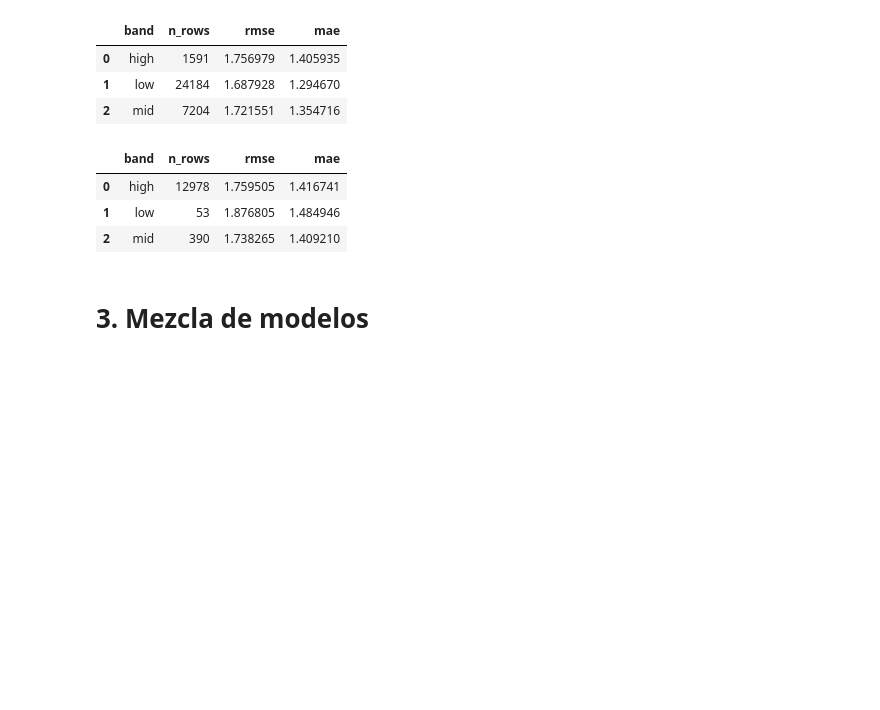
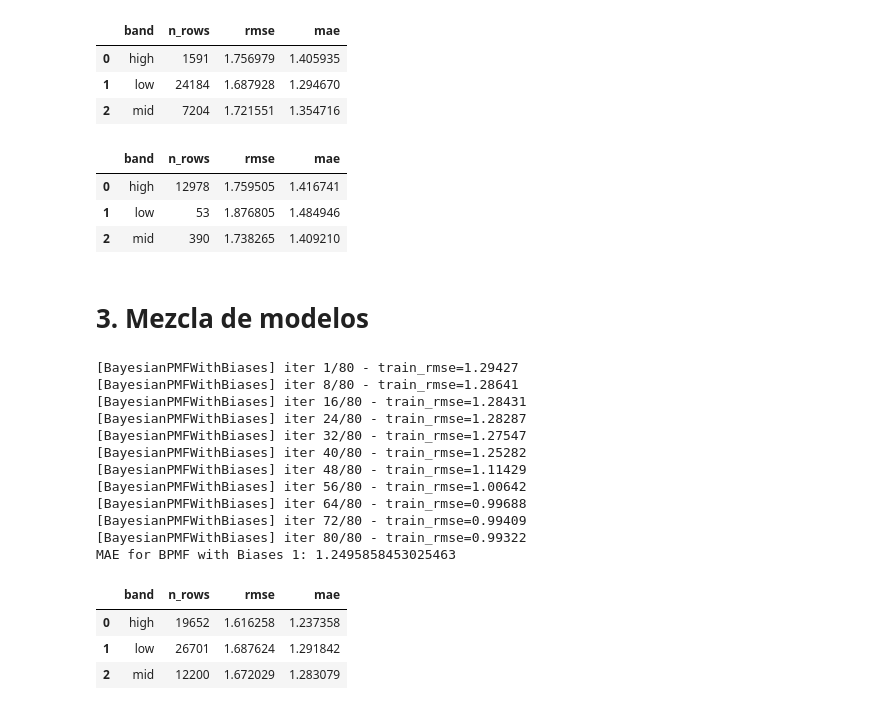
Before and after one commit to Mariogarber/recomendation-system, a Jupyter notebook: colaborative-filtering/recomendation-system.ipynb, the cells around one changed output. Cells and saved outputs as stored; diff of their text form; code cells hidden in the pictures; blank space fills up the shorter version.

```diff
--- a/colaborative-filtering/recomendation-system.ipynb
+++ b/colaborative-filtering/recomendation-system.ipynb
@@ -1198,12 +1198,29 @@ evaluator.evaluate(ensemble, test_high_freq_data)
 # %% [markdown]
 # 3. Mezcla de modelos
 # %%
-bpmf_with_biases_1 = BayesianPMFWithBiases(n_factors=10, n_iters=50, burn_in=20, verbose=True, rating_std=0.8, user_bias_std=0.5, item_bias_std=0.5)
+bpmf_with_biases_1 = BayesianPMFWithBiases(n_factors=10, n_iters=80, burn_in=20, verbose=True, rating_std=0.8, user_bias_std=0.5, item_bias_std=0.5)
 
 bpmf_with_biases_1.fit(train_data)
 bpmf_with_biases_1_predictions = bpmf_with_biases_1.predict_df(test_data, round_predictions=True)
 mae_bpmf_with_biases_1 = np.mean(np.abs(bpmf_with_biases_1_predictions['prediction'] - test_data['rating']))
 print(f'MAE for BPMF with Biases 1: {mae_bpmf_with_biases_1}')
 
 evaluator.evaluate(bpmf_with_biases_1, test_data)
+# %% [output]
+[BayesianPMFWithBiases] iter 1/80 - train_rmse=1.29427
+[BayesianPMFWithBiases] iter 8/80 - train_rmse=1.28641
+[BayesianPMFWithBiases] iter 16/80 - train_rmse=1.28431
+[BayesianPMFWithBiases] iter 24/80 - train_rmse=1.28287
+[BayesianPMFWithBiases] iter 32/80 - train_rmse=1.27547
+[BayesianPMFWithBiases] iter 40/80 - train_rmse=1.25282
+[BayesianPMFWithBiases] iter 48/80 - train_rmse=1.11429
+[BayesianPMFWithBiases] iter 56/80 - train_rmse=1.00642
+[BayesianPMFWithBiases] iter 64/80 - train_rmse=0.99688
+[BayesianPMFWithBiases] iter 72/80 - train_rmse=0.99409
+[BayesianPMFWithBiases] iter 80/80 - train_rmse=0.99322
+MAE for BPMF with Biases 1: 1.2495858453025463
+|  | band | n_rows | rmse | mae |
+| 0 | high | 19652 | 1.616258 | 1.237358 |
+| 1 | low | 26701 | 1.687624 | 1.291842 |
+| 2 | mid | 12200 | 1.672029 | 1.283079 |
 # %%
```
Also changed, not shown: parts of 22 cells of this notebook.
